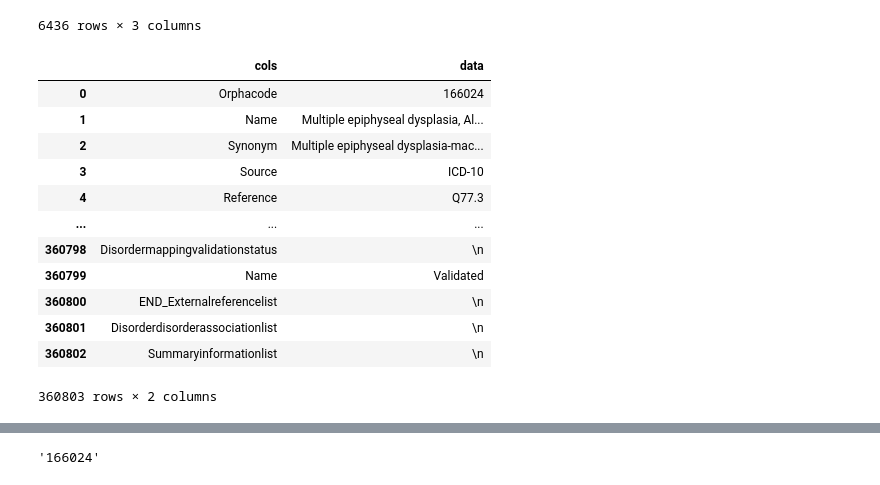
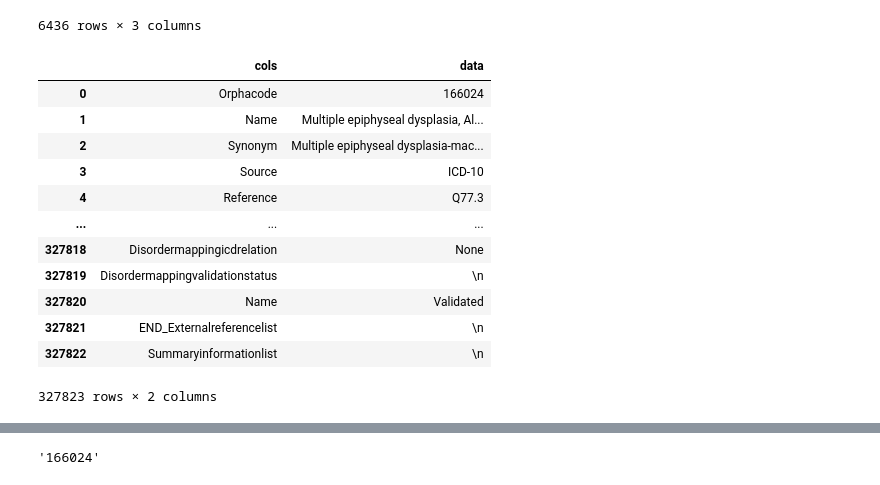
Before and after one commit to Ale9806/SIMPLLM, a Jupyter notebook: Debug/Developer - Rare disease analysis.ipynb, the cells around one changed output, grey strips where cells are left out. Saved outputs shown, nothing was run; the diff lists cells and outputs as text; code cells hidden in the pictures.

```diff
--- a/Debug/Developer - Rare disease analysis.ipynb
+++ b/Debug/Developer - Rare disease analysis.ipynb
@@ -60,43 +56,52 @@ root = tree.getroot()[1]
 data = []
 cols = []
 
-ignoreElems = ['DisorderFlagList', 'DisorderType', 'DisorderGroup']
+ignoreElems = ['DisorderFlagList', 'DisorderType', 'DisorderGroup','DisorderDisorderAssociationList']
 passElems = ['Disorder', 'Expertlink', 'Synonymlist', 'Externalreferencelist', 'Externalreference']
+attribElems = []
+appendElems = ['Synonym']
 endElems = ['Externalreferencelist']
 
 def printRecur(root):
     """Recursively adds elements to list."""
     for i, child in enumerate(root):
         if child.tag in ignoreElems:            # Fully ignore some elements and their children
             continue
-        if child.tag.title() not in passElems:  # Look at child elements and add to list unless specified
-            cols.append(child.tag.title())
-            data.append(child.attrib.get('name', child.text))
+        if child.tag.title() not in passElems:  # Look at child elements and add to list unless specified (doesn't work yet)
+            if child.tag.title() in appendElems and i>0:
+                data[-1] = data[-1] + '|' + child.attrib.get('name', child.text)
+                # print(data[-1]) # Just to see how synonym string gets built
+            else:
+                cols.append(child.tag.title())
+                if child.tag in attribElems:
+                    data.append(list(child.attrib.values())[0])
+                else:
+                    data.append(child.attrib.get('name', child.text))
         printRecur(child)                       # Look at children of child element
     if root.tag.title() in endElems:            # Mark end of specified sections for later use
             cols.append('END_' + root.tag.title())
             data.append('\n')
 
 printRecur(root)
 
 long_df = pd.DataFrame([])
 long_df['cols'] = cols
 long_df['data'] = data
 long_df
 # %% [output]
 |  | cols | data |
 | 0 | Orphacode | 166024 |
 | 1 | Name | Multiple epiphyseal dysplasia, Al... |
 | 2 | Synonym | Multiple epiphyseal dysplasia-mac... |
 | 3 | Source | ICD-10 |
 | 4 | Reference | Q77.3 |
 | ... | ... | ... |
-| 360798 | Disordermappingvalidationstatus | \n |
-| 360799 | Name | Validated |
-| 360800 | END_Externalreferencelist | \n |
-| 360801 | Disorderdisorderassociationlist | \n |
-| 360802 | Summaryinformationlist | \n |
+| 327818 | Disordermappingicdrelation | None |
+| 327819 | Disordermappingvalidationstatus | \n |
+| 327820 | Name | Validated |
+| 327821 | END_Externalreferencelist | \n |
+| 327822 | Summaryinformationlist | \n |
-360803 rows × 2 columns
+327823 rows × 2 columns
 # %%
 # Clean long form orphan disease data
 test = long_df.copy()
```
Also changed, not shown: parts of 11 cells of this notebook.
